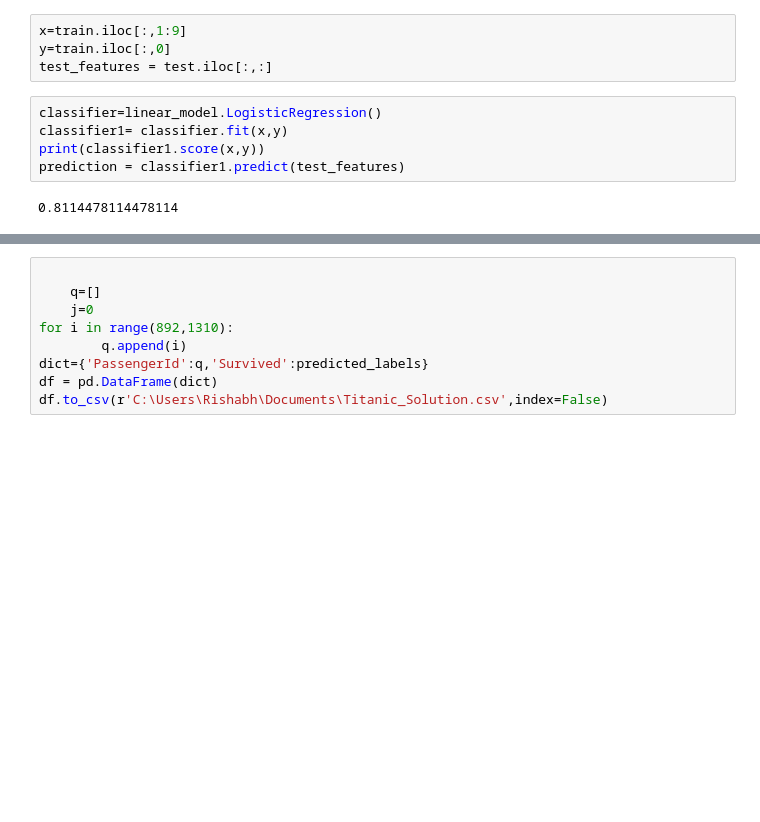
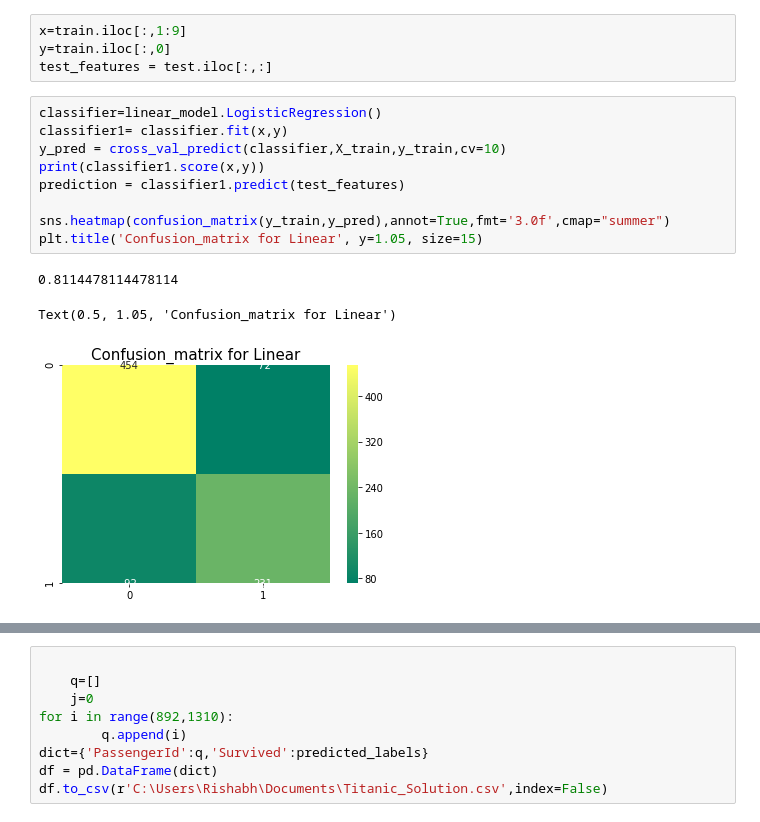
Before and after one commit to rishabh-runwal/kaggle-titanic, a Jupyter notebook: Titanic-Challenge.ipynb, the cells around one changed output, grey strips where cells are left out. Drawn from its saved outputs; the diff is of its cells as text; blank space fills up the shorter version.

```diff
--- a/Titanic-Challenge.ipynb
+++ b/Titanic-Challenge.ipynb
@@ -193,10 +197,16 @@ test_features = test.iloc[:,:]
 # %%
 classifier=linear_model.LogisticRegression()
 classifier1= classifier.fit(x,y)
+y_pred = cross_val_predict(classifier,X_train,y_train,cv=10)
 print(classifier1.score(x,y))
 prediction = classifier1.predict(test_features)
+
+sns.heatmap(confusion_matrix(y_train,y_pred),annot=True,fmt='3.0f',cmap="summer")
+plt.title('Confusion_matrix for Linear', y=1.05, size=15)
 # %% [output]
 0.8114478114478114
+Text(0.5, 1.05, 'Confusion_matrix for Linear')
+[figure, added]
 # %%
 
 p = preprocessing.PolynomialFeatures(degree=2)
```
Also changed, not shown: parts of 4 cells of this notebook.
